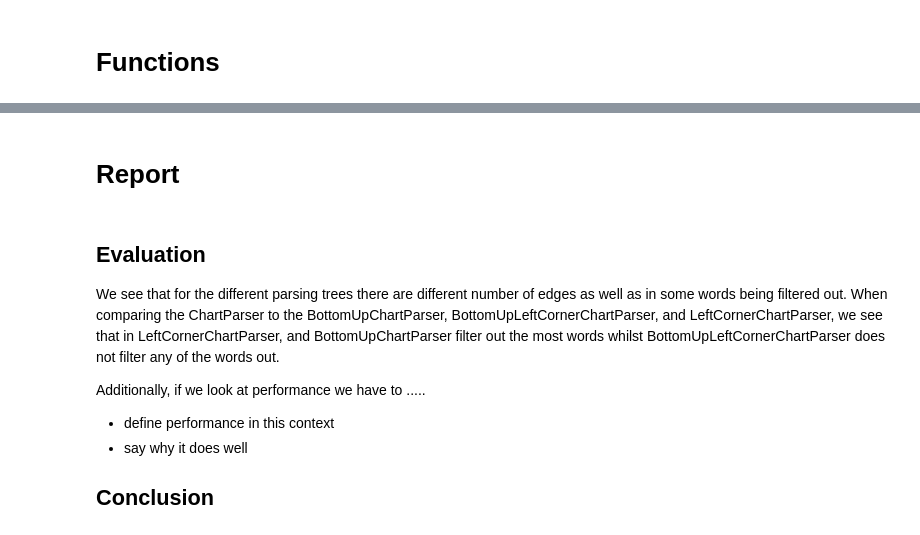
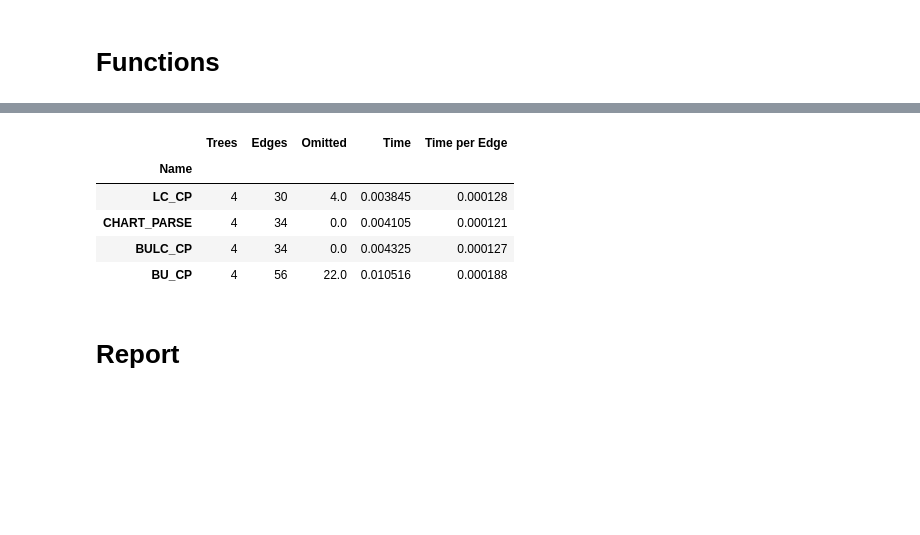
Before and after one commit to walzter/upc-ihlt, a Jupyter notebook: Lab/Notebooks/LAB8_IHLT_Session_8_Andrey_Eric.ipynb, the cells around one changed output, grey strips where cells are left out. Drawn from its saved outputs; the diff is of its cells as text; code cells hidden in the pictures; blank space fills up the shorter version.

```diff
--- a/Lab/Notebooks/LAB8_IHLT_Session_8_Andrey_Eric.ipynb
+++ b/Lab/Notebooks/LAB8_IHLT_Session_8_Andrey_Eric.ipynb
@@ -296,12 +264,14 @@ There are 4 trees
+# %%
+import matplotlib.pyplot as plt
+df = get_df_parse(list_of_dicts)
+df['Time per Edge'] = df['Time'] / df['Edges']
+df.sort_values('Time',ascending=True).set_index('Name')
+# %% [output]
+|  | Trees | Edges | Omitted | Time | Time per Edge |
+| Name |  |  |  |  |  |
+| LC_CP | 4 | 30 | 4.0 | 0.003845 | 0.000128 |
+| CHART_PARSE | 4 | 34 | 0.0 | 0.004105 | 0.000121 |
+| BULC_CP | 4 | 34 | 0.0 | 0.004325 | 0.000127 |
+| BU_CP | 4 | 56 | 22.0 | 0.010516 | 0.000188 |
 # %% [markdown]
 # Report
-# %% [markdown]
-## Evaluation
-We see that for the different parsing trees there are different number of edges as well as in some words being filtered out. When comparing the ChartParser to the BottomUpChartParser, BottomUpLeftCornerChartParser, and LeftCornerChartParser, we see that in LeftCornerChartParser, and BottomUpChartParser filter out the most words whilst BottomUpLeftCornerChartParser does not filter any of the words out.
-
-Additionally, if we look at performance we have to .....
-
-- define performance in this context
-- say why it does well
-
-## Conclusion
```
Also changed, not shown: parts of 12 cells of this notebook.
